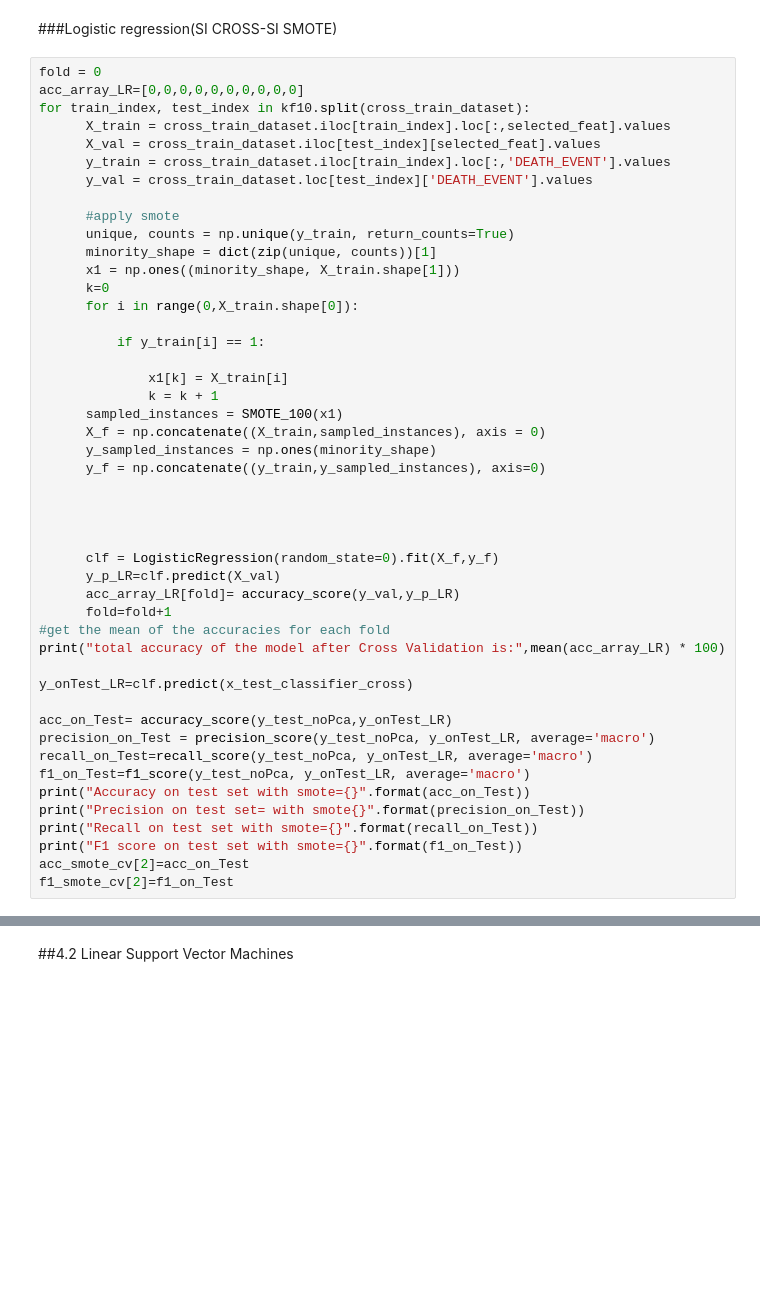
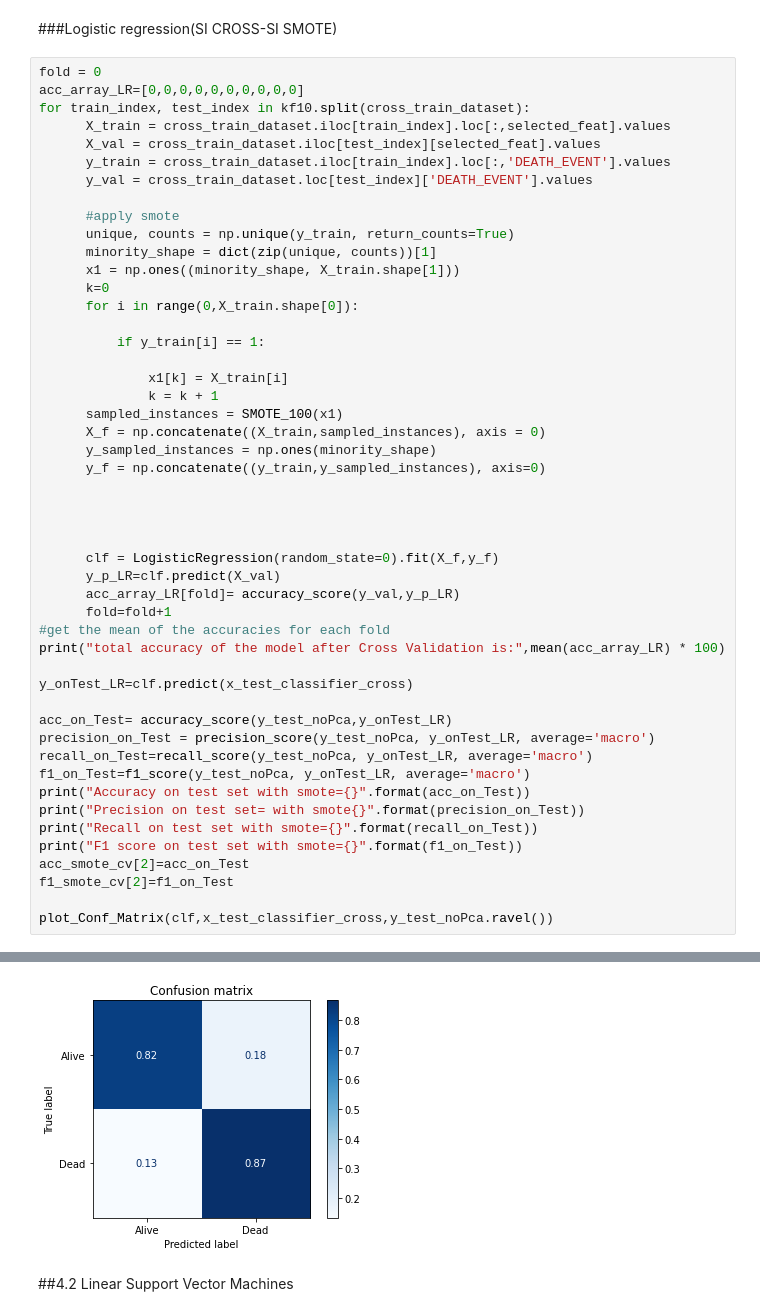
Before and after one commit to ele9996/Heart-failure-clinical-records-analysis, a Jupyter notebook: main.ipynb, the cells around one changed output, grey strips where cells are left out. Saved outputs shown, nothing was run; the diff lists cells and outputs as text; blank space fills up the shorter version.

```diff
--- a/main.ipynb
+++ b/main.ipynb
@@ -862,4 +890,6 @@ print("Recall on test set with smote={}".format(recall_on_Test))
 print("F1 score on test set with smote={}".format(f1_on_Test))
 acc_smote_cv[2]=acc_on_Test
 f1_smote_cv[2]=f1_on_Test
+
+plot_Conf_Matrix(clf,x_test_classifier_cross,y_test_noPca.ravel())
 # %% [output]
@@ -871,3 +902,4 @@ F1 score on test set with smote=0.7488038277511961
+[figure, added]
 # %% [markdown]
 ##4.2 Linear Support Vector Machines
 # %% [markdown]
```
Also changed, not shown: parts of 24 cells of this notebook.
